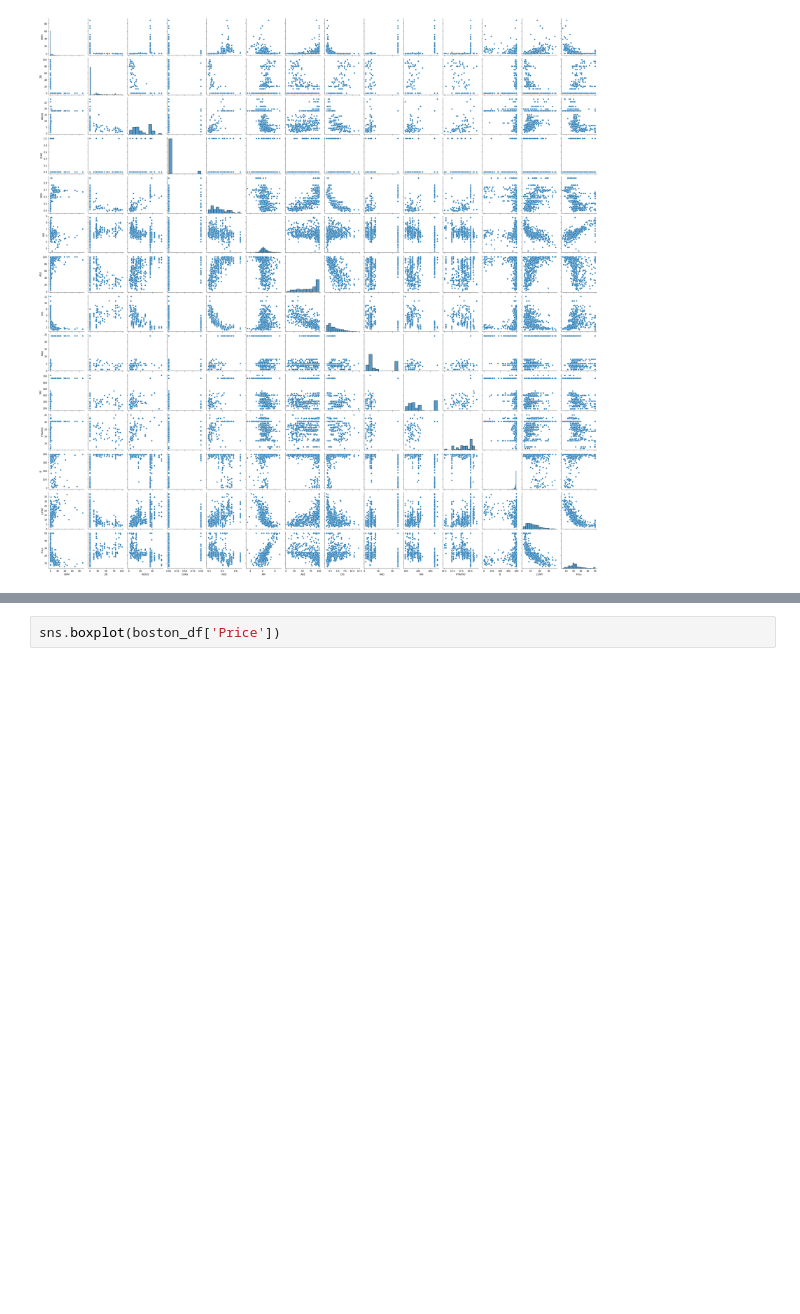
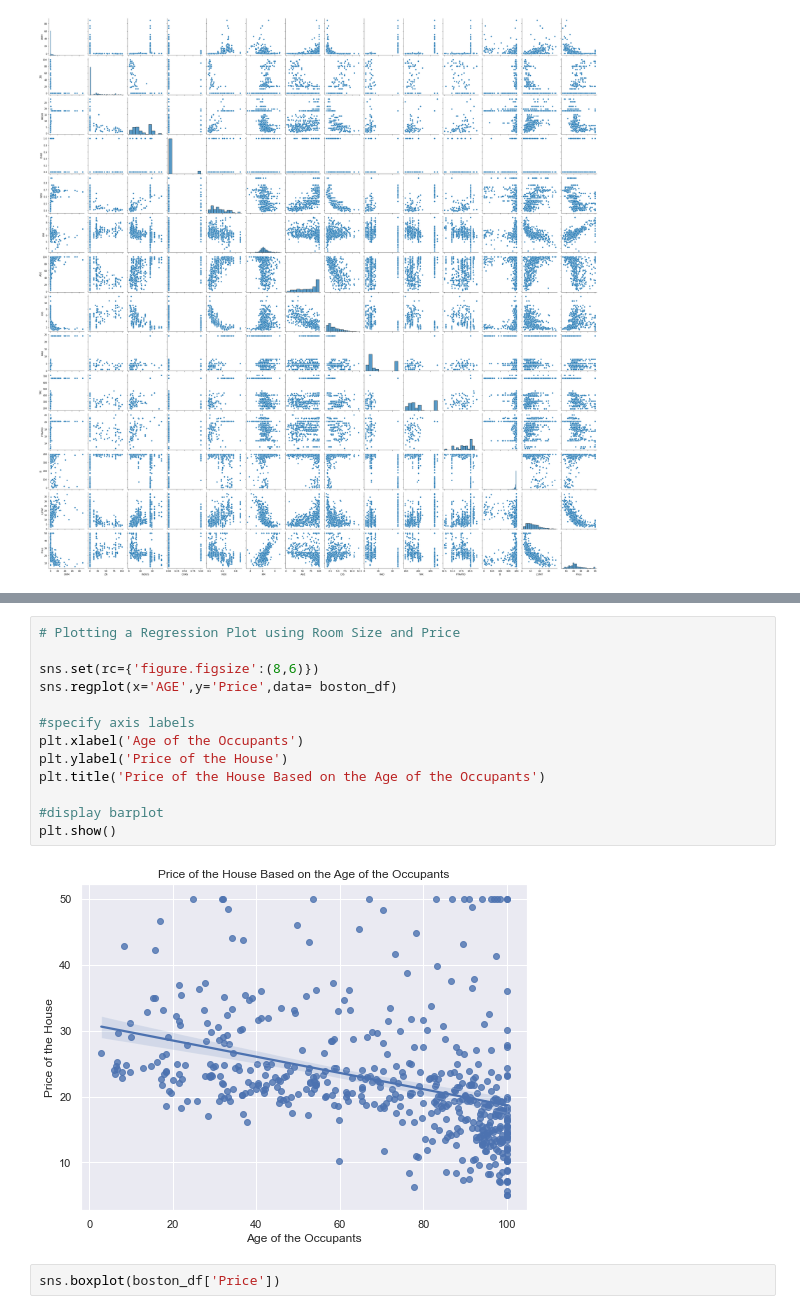
Before and after one commit to ravi0dubey/Linear-Regression-_Boston-Housing-Prices_-Prediction, a Jupyter notebook: Linear Regression _Boston Housing Prices_ Prediction.ipynb, the cells around one changed output, grey strips where cells are left out. Drawn from its saved outputs; the diff is of its cells as text; blank space fills up the shorter version.

```diff
--- a/Linear Regression _Boston Housing Prices_ Prediction.ipynb
+++ b/Linear Regression _Boston Housing Prices_ Prediction.ipynb
@@ -217,3 +253,18 @@ Shaded region is Ridge and Lasso Regression which keeps on changing based on lam
+# %%
+# Plotting a Regression Plot using Room Size and Price
+
+sns.set(rc={'figure.figsize':(8,6)})
+sns.regplot(x='AGE',y='Price',data= boston_df)
+
+#specify axis labels
+plt.xlabel('Age of the Occupants')
+plt.ylabel('Price of the House')
+plt.title('Price of the House Based on the Age of the Occupants')
+
+#display barplot
+plt.show()
+# %% [output]
+[figure, added]
 # %%
 sns.boxplot(boston_df['Price'])
 # %% [output]
```
Also changed, not shown: parts of 12 cells of this notebook.
